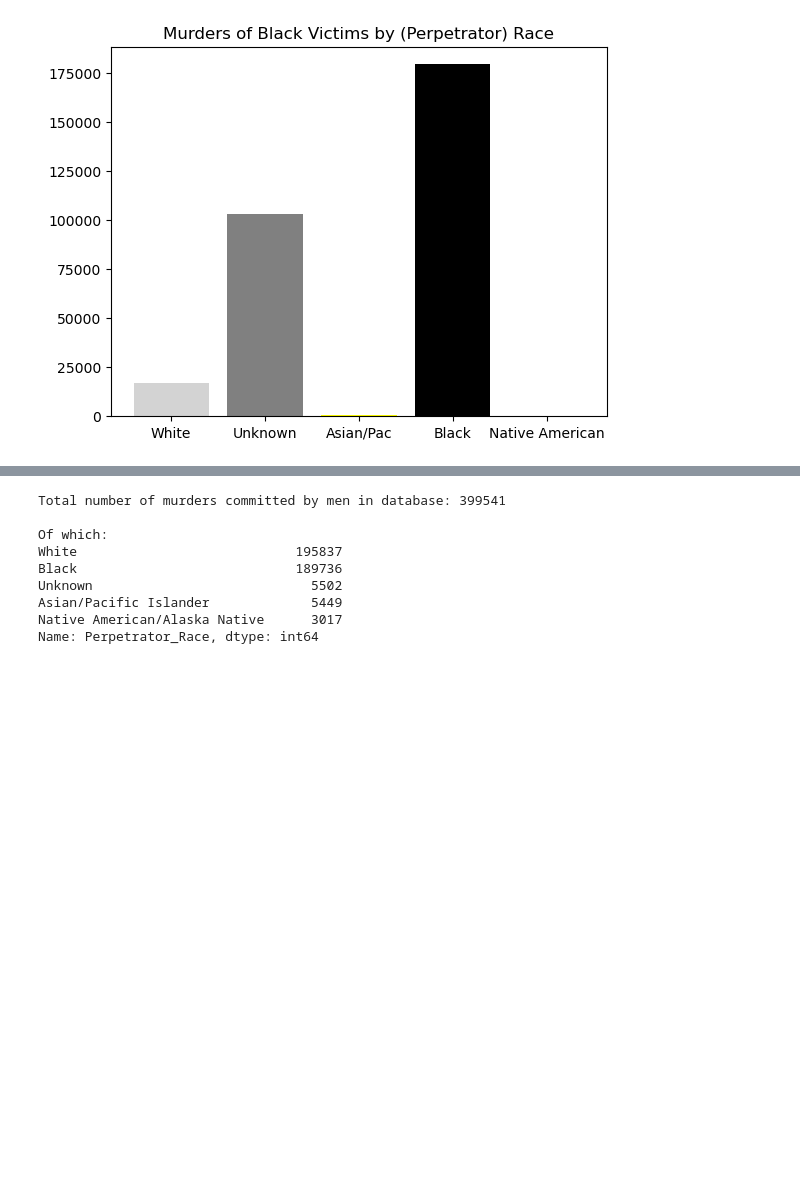
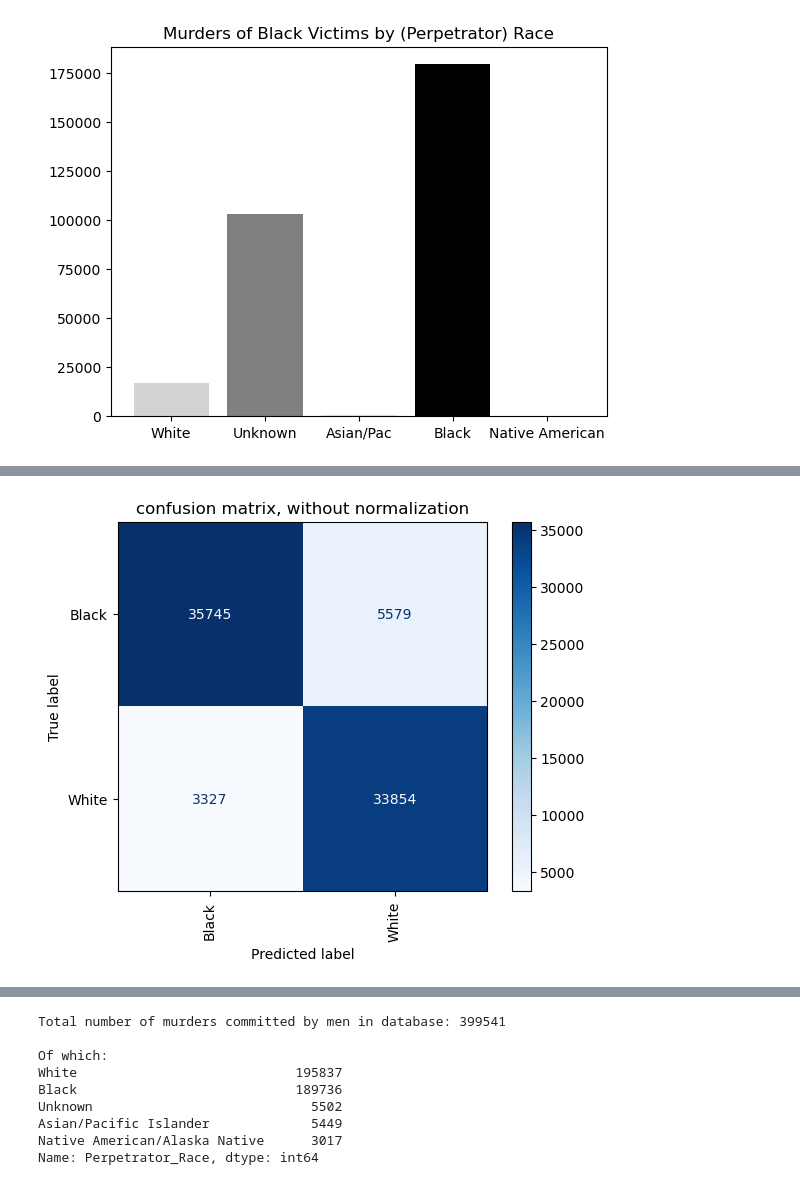
Before and after one commit to peethree/machine-learning, a Jupyter notebook: machine_learning_project.ipynb, the cells around one changed output, grey strips where cells are left out. Drawn from its saved outputs; the diff is of its cells as text; code cells hidden in the pictures; blank space fills up the shorter version.

```diff
--- a/machine_learning_project.ipynb
+++ b/machine_learning_project.ipynb
@@ -346,0 +483,94 @@ model predictions took 6.63 seconds to compute.
+# %%
+import pandas as pd
+from sklearn.preprocessing import LabelEncoder
+from sklearn.linear_model import SGDClassifier
+from sklearn.model_selection import train_test_split
+from sklearn.metrics import precision_score, accuracy_score, recall_score, confusion_matrix, classification_report
+import matplotlib.pyplot as plt
+
+
+"""Stochastic Gradient Descent training script, using balanced data of only black and white races"""
+
+murder_data = pd.read_csv("database.csv", low_memory=False)
+
+murder_data.rename(columns={"Record ID":"Record_ID","Agency Code":"Agency_Code","Agency Name":"Agency_Name","Agency Type":"Agency_Type","Crime Type":"Crime_Type",
+                   "Crime Solved":"Crime_Solved", "Victim Sex":"Victim_sex", "Victim Age":"Victim_Age","Victim Ethnicity":"Victim_Ethnicity","Victim Race":"Victim_Race",
+                   "Perpetrator Age":"Perpetrator_Age","Perpetrator Sex":"Perpetrator_Sex","Perpetrator Race":"Perpetrator_Race","Perpetrator Ethnicity":"Perpetrator_Ethnicity","Victim Count":"Victim_Count",
+                   "Perpetrator Count":"Perpetrator_Count", "Record Source":"Record_Source"},inplace=True)
+
+# use only black and white victim/perp races
+bias = ["Black", "White"]
+murder_data = murder_data[(murder_data["Victim_Race"].isin(bias)) & (murder_data["Perpetrator_Race"].isin(bias))]
+
+# update data to contain an equal amount of victims of each race
+vic_counts = murder_data["Victim_Race"].value_counts()
+
+# get minimum count of samples across all races
+min_vic_count = vic_counts.min()
+
+# resample races to have the same number of samples as min_vic_count
+resampled_dfs = []
+for v in vic_counts.index:
+    df_v = murder_data[murder_data["Victim_Race"] == v]
+    resampled_v = df_v.sample(n=min_vic_count, replace=True)
+    resampled_dfs.append(resampled_v)
+
+# add resampled dfs back into a single df
+balanced_df = pd.concat(resampled_dfs)
+
+
+enc = LabelEncoder()
+X = pd.get_dummies(balanced_df[["Victim_Race"]])
+y = enc.fit_transform(balanced_df["Perpetrator_Race"])
+
+X_train, X_test, y_train, y_test = train_test_split(X, y, test_size=0.20)
+
+start = time.time()
+
+# stochastic gradient descent algorithm model
+model = SGDClassifier()
+    #loss="hinge", penalty="l2", max_iter=5)
+
+model.fit(X_train, y_train)
+
+predictions = model.predict(X_test)
+
+end = time.time()
+duration = end - start
+
+sgd_score = accuracy_score(y_test, predictions)
+
+report = classification_report(y_test, predictions)
+print(report)
+
+print(f"the stochastic gradient descent model has roughly {100*sgd_score:,.2f}% accuracy in predicting killer's race based on the victim's race\n")
+
+print()
+
+print(f"model predictions took {duration:.2f} seconds to compute.")
+
+print()
+
+print("Balancing the data counts of black and white victims does not seem to further improve the prediction accuracy")
+
+labels = enc.inverse_transform(range(len(enc.classes_)))
+
+titles_options = [
+    ("confusion matrix, without normalization", None),
+    ("normalized confusion matrix", "true"),
+]
+for title, normalize in titles_options:
+    disp = ConfusionMatrixDisplay.from_estimator(
+        model,
+        X_test,
+        y_test,
+        display_labels=labels,
+        cmap=plt.cm.Blues,
+        normalize=normalize,
+        xticks_rotation="vertical"
+    )
+    disp.ax_.set_title(title)
+
+print("the indices on the diagonal from top-left to bottom-right in the graph are correct predictions")
+plt.show()
+# %% [output]
@@ -346,0 +593 @@ model predictions took 6.63 seconds to compute.
+[figure, added]
```
Also changed, not shown: parts of 10 cells of this notebook.
